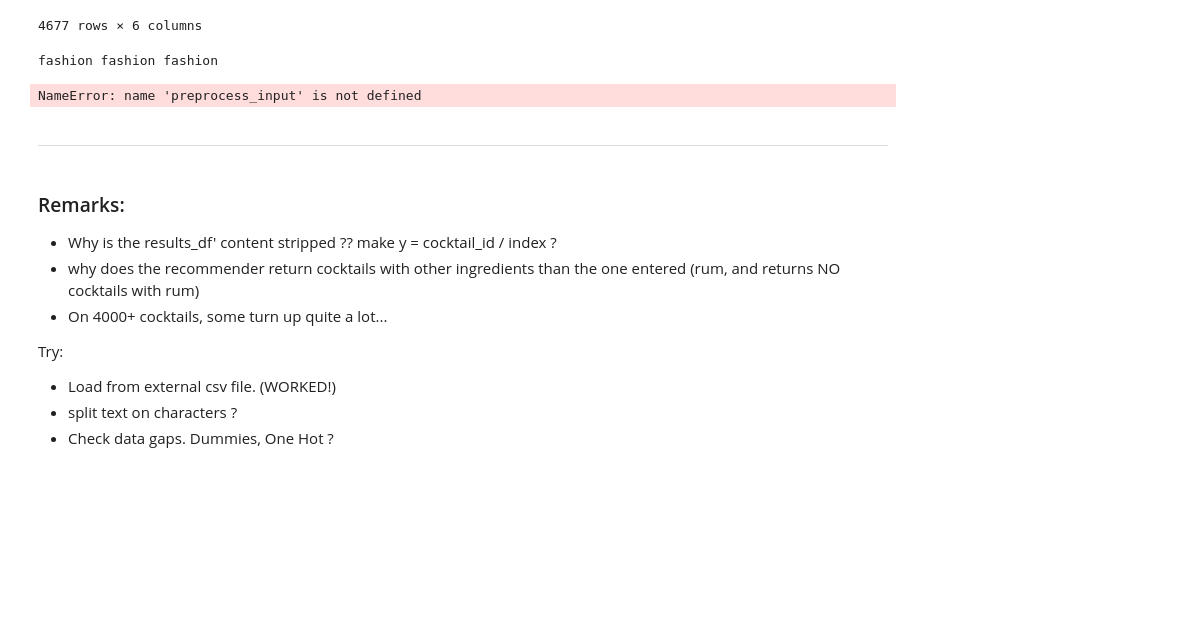
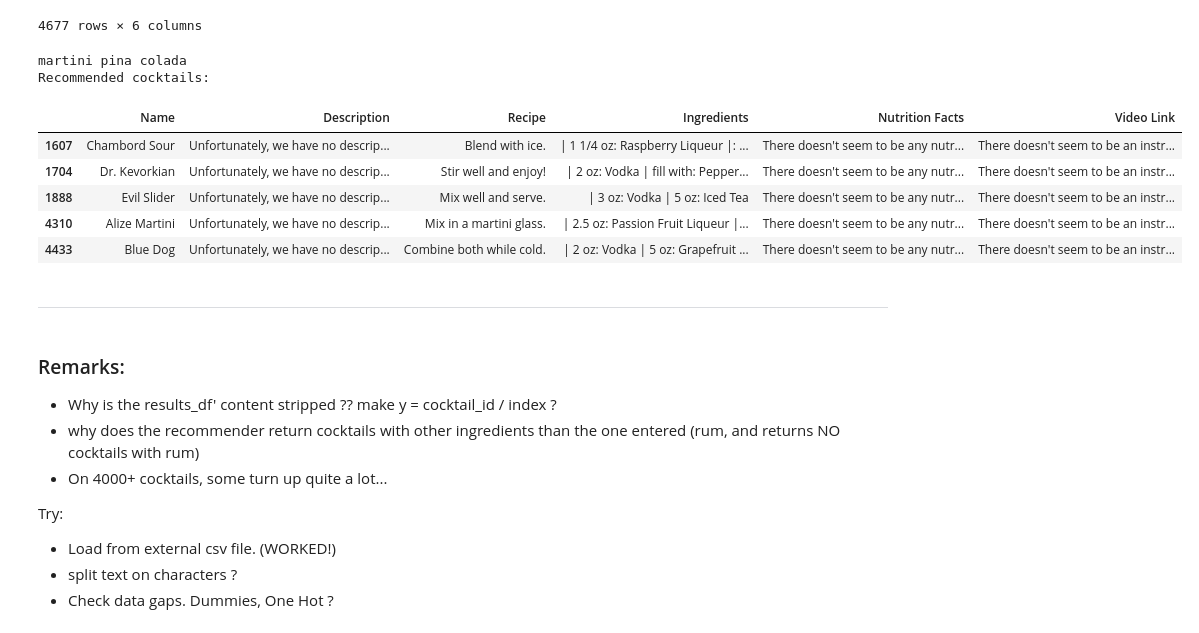
Before and after one commit to Lucien-Stephane-Ld/certification-project-DAFT410, a Jupyter notebook: ml_model_1B.ipynb, the cells around one changed output. Drawn from its saved outputs; the diff is of its cells as text; code cells hidden in the pictures; blank space fills up the shorter version.

```diff
--- a/ml_model_1B.ipynb
+++ b/ml_model_1B.ipynb
@@ -467,24 +462,30 @@ results_df
 # %%
 # One cell algorithm
 
 user_input = input('Please enter an ingredient')
 print(user_input)
 input_vector = preprocess_input(user_input)
 
 distances, indices = final_model.kneighbors(input_vector)
 
-similar_cocktails = y_train.iloc[indices[0]].values
+similar_cocktails = y.iloc[indices[0]].values
 
 recommended_ing = []
 print("Recommended cocktails:")
 
 results_df = pd.read_csv('./CSVs/return_info_ctl.csv', sep=',')
 
 results_df = results_df.loc[results_df['Name'].isin(similar_cocktails)]
 results_df
 # %% [output]
-fashion fashion fashion
+martini pina colada
+Recommended cocktails:
-NameError: name 'preprocess_input' is not defined
+|  | Name | Description | Recipe | Ingredients | Nutrition Facts | Video Link |
+| 1607 | Chambord Sour | Unfortunately, we have no descrip... | Blend with ice. | | 1 1/4 oz: Raspberry Liqueur |: ... | There doesn't seem to be any nutr... | There doesn't seem to be an instr... |
+| 1704 | Dr. Kevorkian | Unfortunately, we have no descrip... | Stir well and enjoy! | | 2 oz: Vodka | fill with: Pepper... | There doesn't seem to be any nutr... | There doesn't seem to be an instr... |
+| 1888 | Evil Slider | Unfortunately, we have no descrip... | Mix well and serve. | | 3 oz: Vodka | 5 oz: Iced Tea | There doesn't seem to be any nutr... | There doesn't seem to be an instr... |
+| 4310 | Alize Martini | Unfortunately, we have no descrip... | Mix in a martini glass. | | 2.5 oz: Passion Fruit Liqueur |... | There doesn't seem to be any nutr... | There doesn't seem to be an instr... |
+| 4433 | Blue Dog | Unfortunately, we have no descrip... | Combine both while cold. | | 2 oz: Vodka | 5 oz: Grapefruit ... | There doesn't seem to be any nutr... | There doesn't seem to be an instr... |
 # %% [markdown]
 __________________________________________
 # %% [markdown]
```
Also changed, not shown: parts of 7 cells of this notebook, 5 other files.
